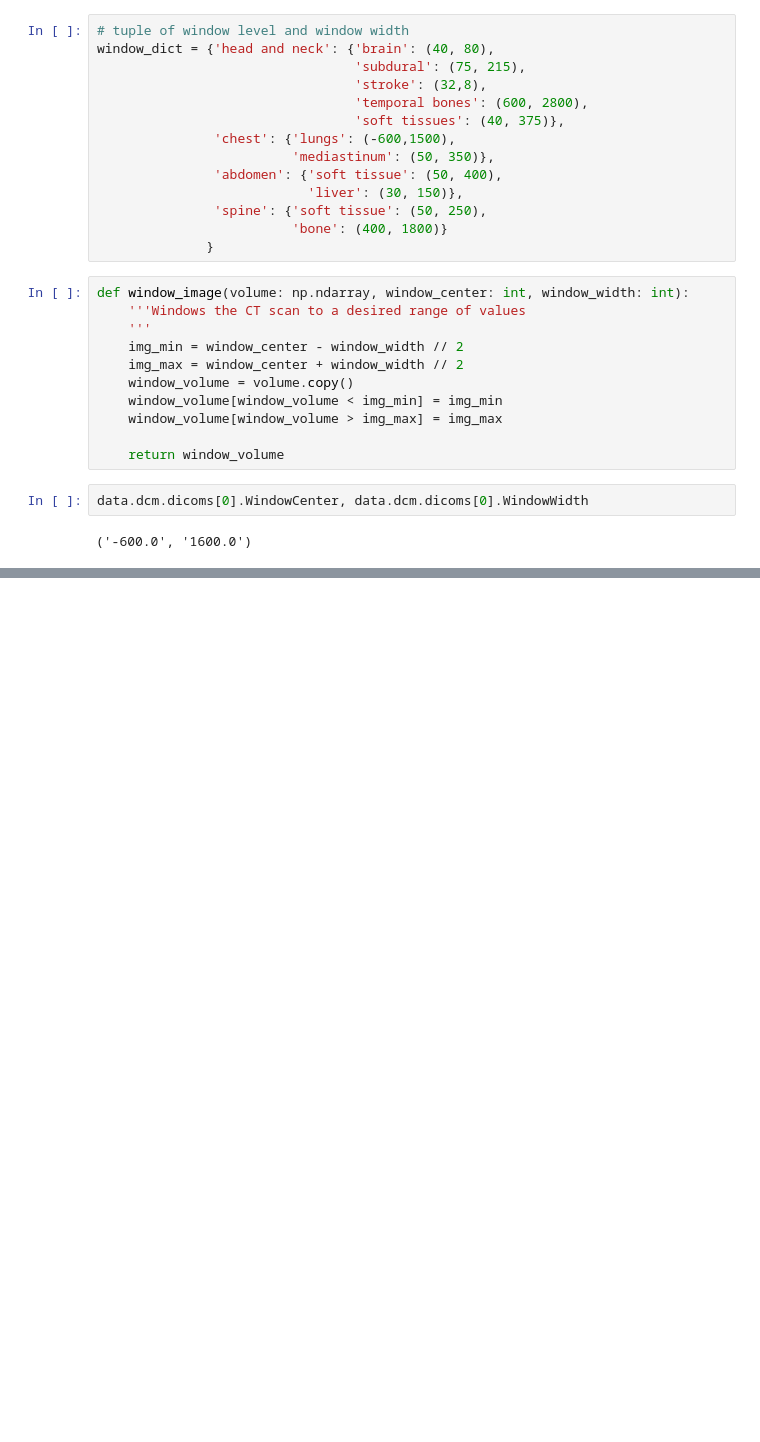
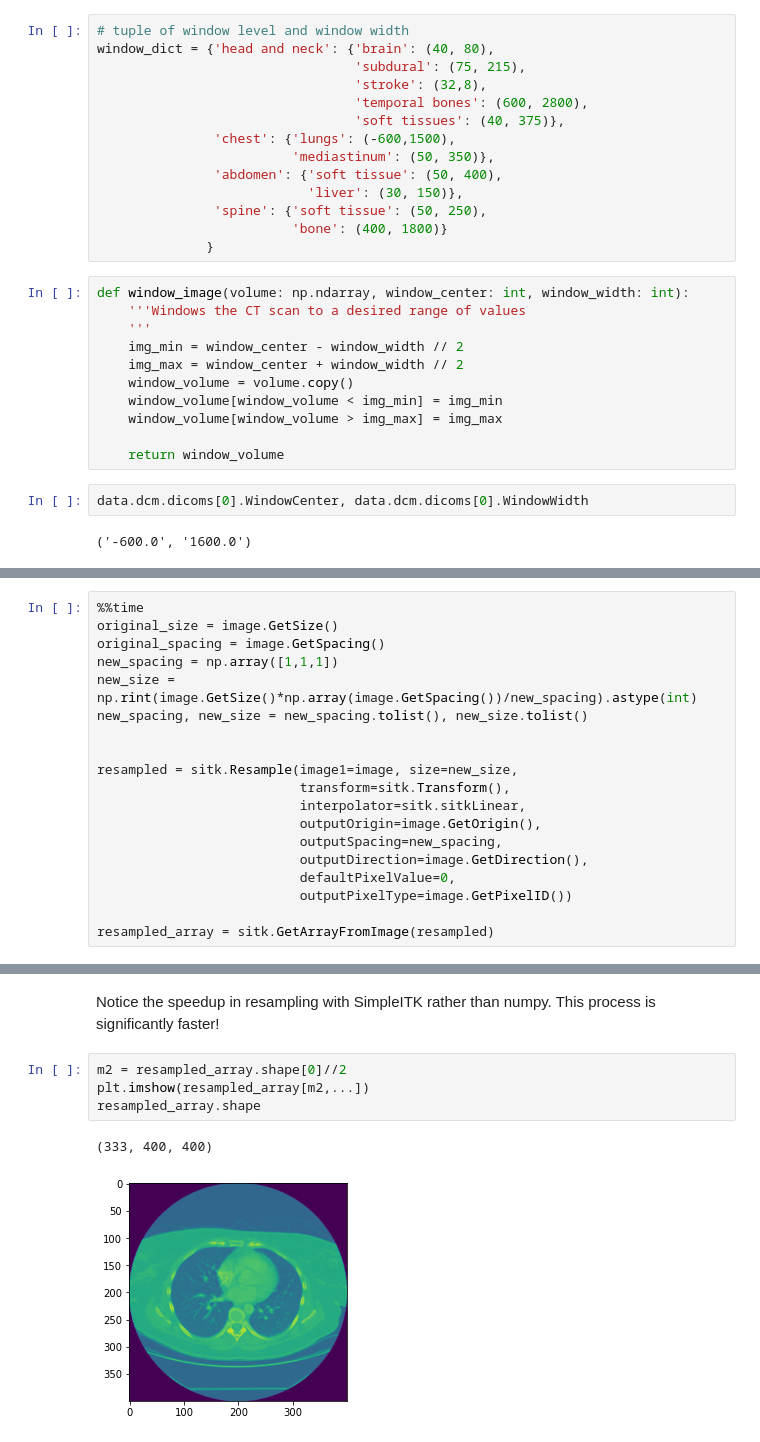
Before and after one commit to evandros-ks/fastblog, a Jupyter notebook: _notebooks/2022-04-21-Medical_Image_Preprocessing.ipynb, the cells around one changed output, grey strips where cells are left out. Drawn from its saved outputs; the diff is of its cells as text; blank space fills up the shorter version.

```diff
--- a/_notebooks/2022-04-21-Medical_Image_Preprocessing.ipynb
+++ b/_notebooks/2022-04-21-Medical_Image_Preprocessing.ipynb
@@ -331,0 +374,19 @@ width=1500
+# %%
+%%time
+original_size = image.GetSize()
+original_spacing = image.GetSpacing()
+new_spacing = np.array([1,1,1])
+new_size = np.rint(image.GetSize()*np.array(image.GetSpacing())/new_spacing).astype(int)
+new_spacing, new_size = new_spacing.tolist(), new_size.tolist()
+
+
+resampled = sitk.Resample(image1=image, size=new_size,
+                          transform=sitk.Transform(),
+                          interpolator=sitk.sitkLinear,
+                          outputOrigin=image.GetOrigin(),
+                          outputSpacing=new_spacing,
+                          outputDirection=image.GetDirection(),
+                          defaultPixelValue=0,
+                          outputPixelType=image.GetPixelID())
+
+resampled_array = sitk.GetArrayFromImage(resampled)
@@ -331,0 +396,9 @@ width=1500
+# %% [markdown]
+Notice the speedup in resampling with SimpleITK rather than numpy. This process is significantly faster!
+# %%
+m2 = resampled_array.shape[0]//2
+plt.imshow(resampled_array[m2,...])
+resampled_array.shape
+# %% [output]
+(333, 400, 400)
+[figure, added]
```
Also changed, not shown: parts of 19 cells of this notebook.
